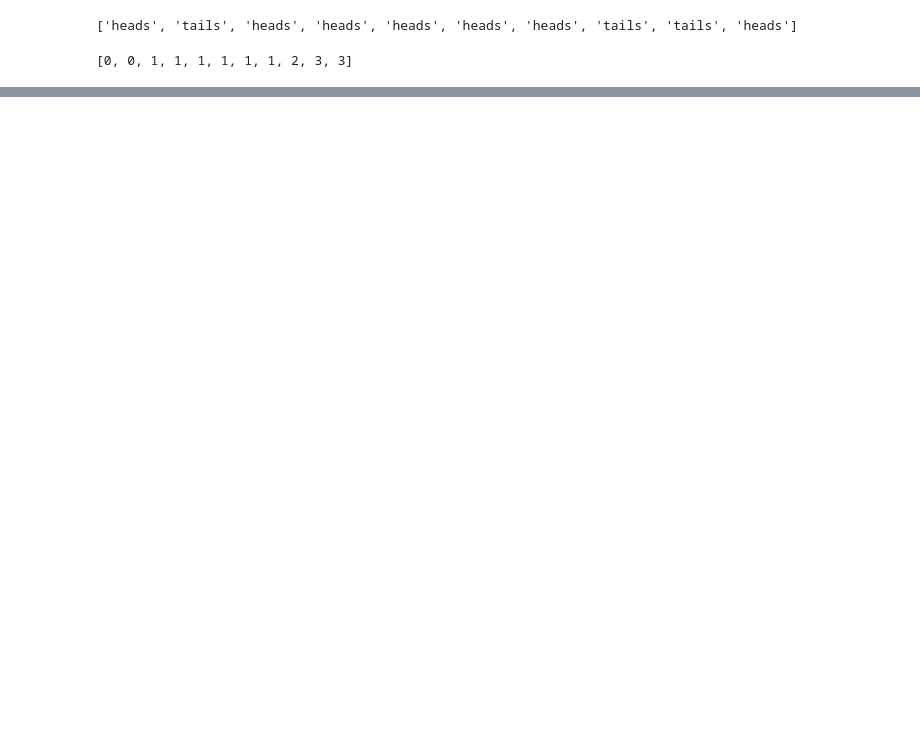
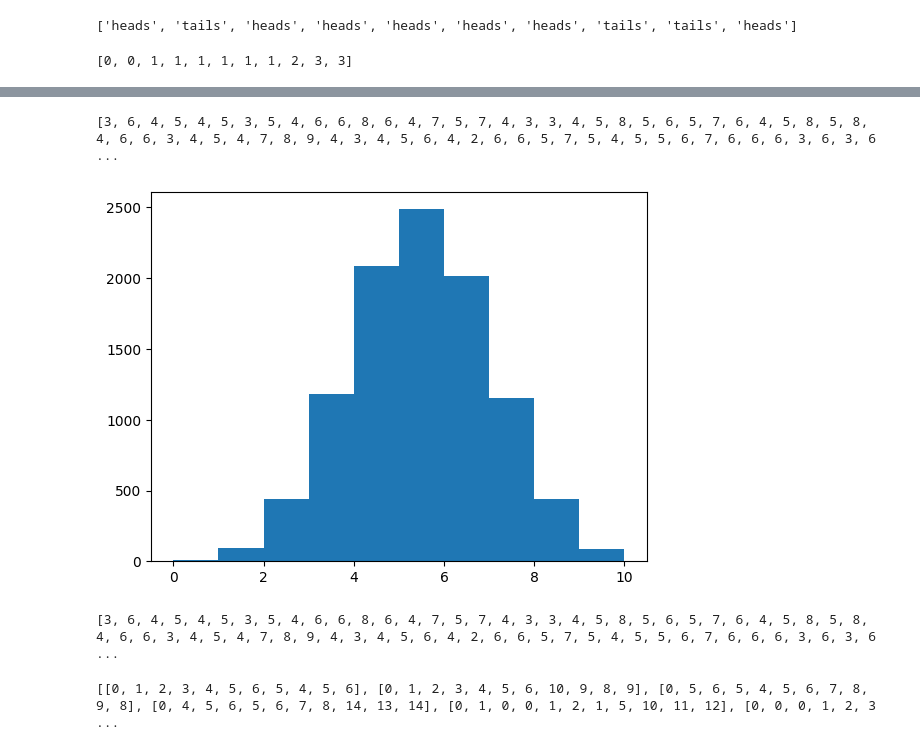
Before and after one commit to KeenGWatanabe/python, a Jupyter notebook: datacamp.ipynb, the cells around one changed output, grey strips where cells are left out. Drawn from its saved outputs; the diff is of its cells as text; code cells hidden in the pictures; blank space fills up the shorter version.

```diff
--- a/datacamp.ipynb
+++ b/datacamp.ipynb
@@ -52,0 +107,60 @@ AttributeError: 'int' object has no attribute 'append'
+# %%
+import numpy as np
+np.random.seed(123)
+final_tails = [] #list will contain no. tails end up
+for x in range(100) :
+    tails = [0]
+    for x in range(10) : #cal 10 times
+        coin = np.random.randint(0,2) #outcome either 0,1
+        tails.append(tails[x] + coin)  #update no.tails by appending result
+    final_tails.append(tails[-1])
+print(final_tails)
+# %% [output]
+[3, 6, 4, 5, 4, 5, 3, 5, 4, 6, 6, 8, 6, 4, 7, 5, 7, 4, 3, 3, 4, 5, 8, 5, 6, 5, 7, 6, 4, 5, 8, 5, 8, 4, 6, 6, 3, 4, 5, 4, 7, 8, 9, 4, 3, 4, 5, 6, 4, 2, 6, 6, 5, 7, 5, 4, 5, 5, 6, 7, 6, 6, 6, 3, 6, 3, 6 ...
+# %%
+import numpy as np
+import matplotlib.pyplot as plt
+np.random.seed(123)
+final_tails = [] #list will contain no. tails end up
+for x in range(10000) :  #higher iterations would be more accurate
+    tails = [0]
+    for x in range(10) : #cal 10 times
+        coin = np.random.randint(0,2) #outcome either 0,1
+        tails.append(tails[x] + coin)  #update no.tails by appending result
+    final_tails.append(tails[-1])
+plt.hist(final_tails, bins = 10) #specify 10 bins histogram
+plt.show()
+print(final_tails)
+# %% [output]
+[figure, added]
+[3, 6, 4, 5, 4, 5, 3, 5, 4, 6, 6, 8, 6, 4, 7, 5, 7, 4, 3, 3, 4, 5, 8, 5, 6, 5, 7, 6, 4, 5, 8, 5, 8, 4, 6, 6, 3, 4, 5, 4, 7, 8, 9, 4, 3, 4, 5, 6, 4, 2, 6, 6, 5, 7, 5, 4, 5, 5, 6, 7, 6, 6, 6, 3, 6, 3, 6 ...
+# %%
+# NumPy is imported; seed is set
+import numpy as numpy
+# Initialize all_walks (don't change this line)
+all_walks = []
+
+# Simulate random walk 10 times
+for i in range(10) :
+
+    # Code from before
+    random_walk = [0]
+    for x in range(10) :
+        step = random_walk[-1]
+        dice = np.random.randint(1,7)
+
+        if dice <= 2:
+            step = max(0, step - 1)
+        elif dice <= 5:
+            step = step + 1
+        else:
+            step = step + np.random.randint(1,7)
+        random_walk.append(step)
+
+    # Append random_walk to all_walks
+    all_walks.append(random_walk)
+
+# Print all_walks
+print(all_walks)
+# %% [output]
+[[0, 1, 2, 3, 4, 5, 6, 5, 4, 5, 6], [0, 1, 2, 3, 4, 5, 6, 10, 9, 8, 9], [0, 5, 6, 5, 4, 5, 6, 7, 8, 9, 8], [0, 4, 5, 6, 5, 6, 7, 8, 14, 13, 14], [0, 1, 0, 0, 1, 2, 1, 5, 10, 11, 12], [0, 0, 0, 1, 2, 3 ...
```
Also changed, not shown: parts of 3 cells of this notebook.
